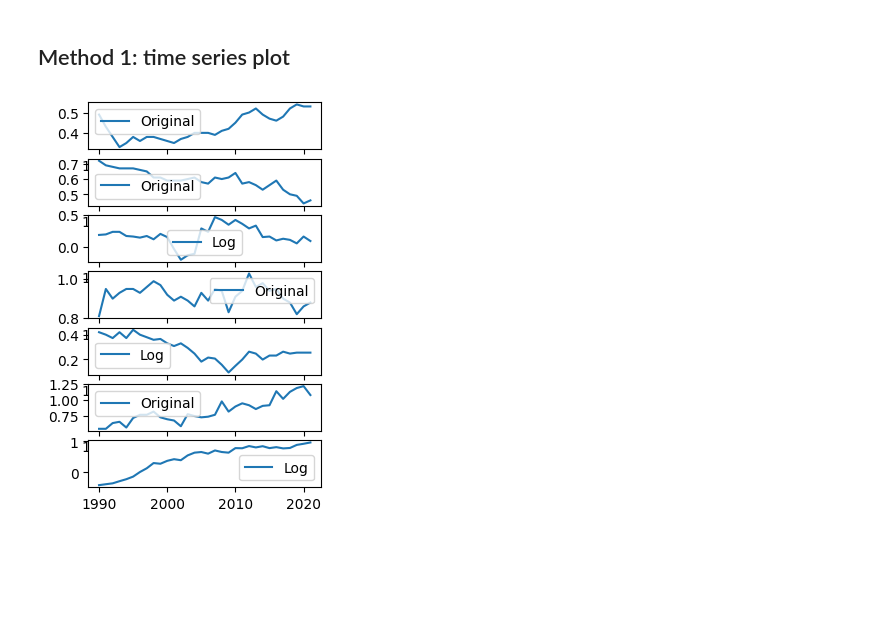
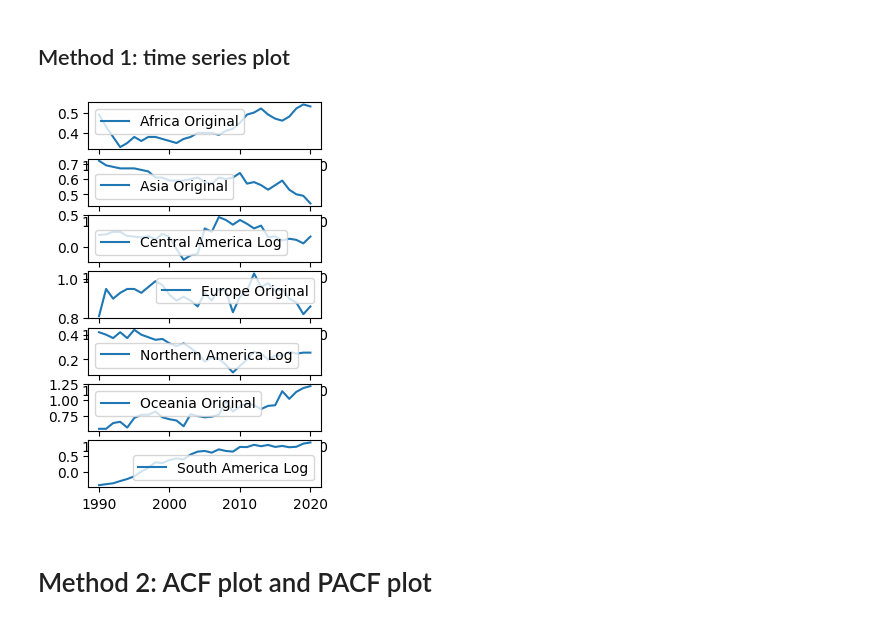
Before and after one commit to TaufiqIslamProtick/pesticide-data-analysis, a Jupyter notebook: source.ipynb, the cells around one changed output. Saved outputs shown, nothing was run; the diff lists cells and outputs as text; code cells hidden in the pictures; blank space fills up the shorter version.

Commit message:
Added code for acf pacf and adf test

```diff
--- a/source.ipynb
+++ b/source.ipynb
@@ -309,17 +309,25 @@ choosinglogvalue = [0, 0, 1, 0, 1, 0, 1]
 # Step 1: check for stationarity of time-series
 # %% [markdown]
 ## Method 1: time series plot
+# %%
+traindfs = []
+testdfs = []
+for i in range(len(listofdfs)):
+    traindfs.append(listofdfs[i].head(len(listofdfs[i])-1))
+    testdfs.append(listofdfs[i].tail(1))
 # %%
 fig, axs = plt.subplots(len(listofdfs),1, figsize=(3,5))
 for i in range(len(listofdfs)):
-    temp = listofdfs[i]
+    temp = traindfs[i]
     label = temp['Area'].unique()[0]
     if choosinglogvalue[i] == 0:
-        axs[i].plot(temp['Year'], temp['Value'], label = "Original")
+        axs[i].plot(temp['Year'], temp['Value'], label = label +" "+ "Original")
     else:
-        axs[i].plot(temp['Year'], temp['Logvalue'], label = "Log")
+        axs[i].plot(temp['Year'], temp['Logvalue'], label = label +" "+ "Log")
 
 
     axs[i].legend()
 # %% [output]
-[figure, old version]
+[figure, new version]
+# %% [markdown]
+# Method 2: ACF plot and PACF plot
```
Also changed, not shown: parts of 10 cells of this notebook.
